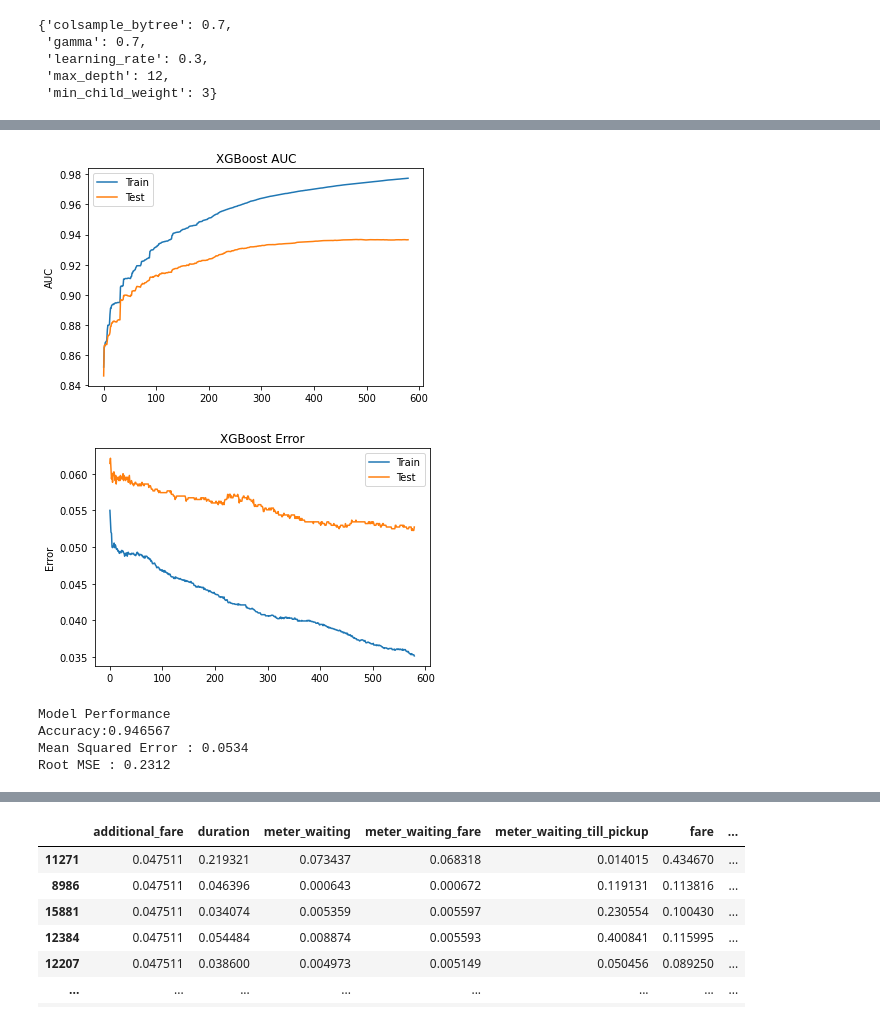
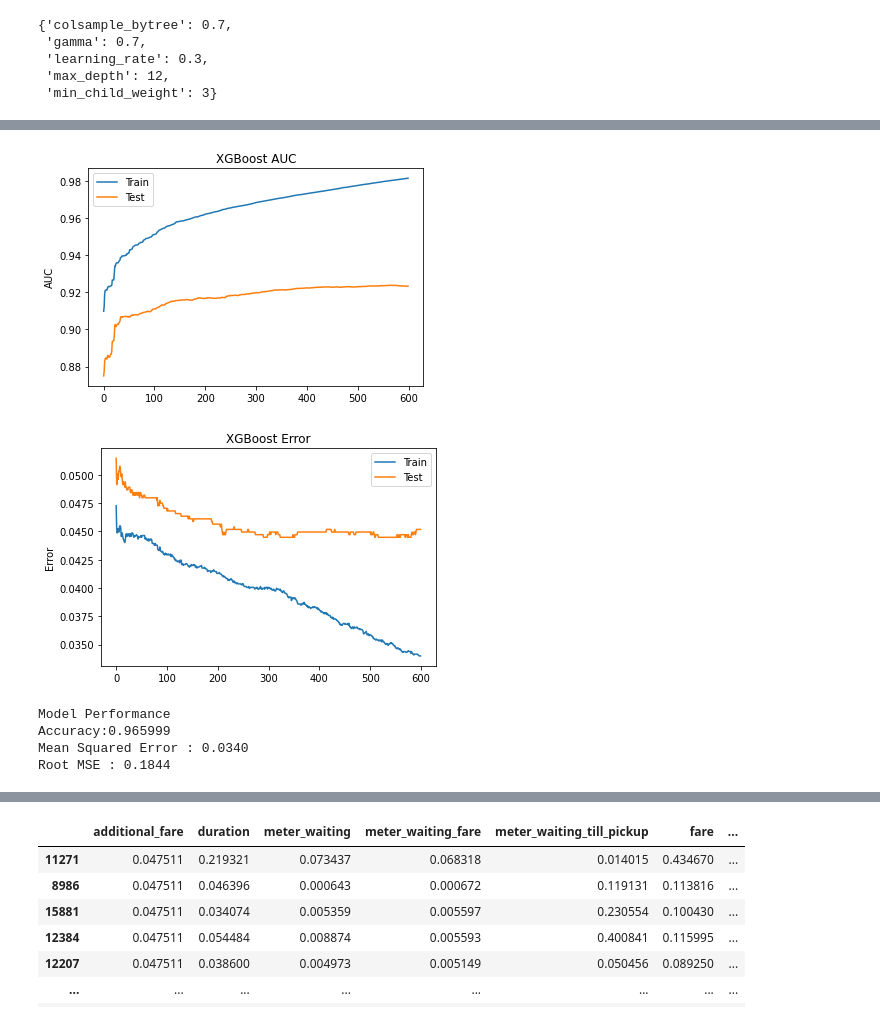
Before and after one commit to rpjayasekara/Fare-Classification-Problem, a Jupyter notebook: fare_classification_refac.ipynb, the cells around one changed output, grey strips where cells are left out. Cells and saved outputs as stored; diff of their text form; code cells hidden in the pictures.

```diff
--- a/fare_classification_refac.ipynb
+++ b/fare_classification_refac.ipynb
@@ -94,4 +217,4 @@ train.describe()
 | max | 2.138173e+08 | 12795.030000 | 453872.000000 | 453650.000000 | 26198.601400 | 51288.000000 | 8.051010 | ... |
 # %%
-new_train = (pd.get_dummies(train[['additional_fare', 'duration', 'meter_waiting', 'meter_waiting_fare', 'meter_waiting_till_pickup', 'fare', 'fare_time', 'fare_distance', 'label']], dummy_na=True)).fillna(0)
-new_test = (pd.get_dummies(test[['additional_fare', 'duration', 'meter_waiting', 'meter_waiting_fare', 'meter_waiting_till_pickup', 'fare', 'fare_time', 'fare_distance']], dummy_na=True)).fillna(0)
+new_train = (pd.get_dummies(train[['additional_fare', 'duration', 'meter_waiting', 'meter_waiting_fare', 'meter_waiting_till_pickup', 'fare', 'fare_time', 'fare_distance', 'fare_per_second','fare_per_meter','real_time_per_fare', 'pickup_time_hour', 'total_fare', 'pick_lat', 'pick_lon', 'label']], dummy_na=True)).fillna(0)
+new_test = (pd.get_dummies(test[['total_fare', 'fare_time', 'fare_distance', 'fare_per_second','fare_per_meter','real_time_per_fare', 'pickup_time_hour', 'pick_lat', 'pick_lon']], dummy_na=True)).fillna(0)
@@ -204,3 +225,6 @@ x_train=(x_train-x_train.min())/(x_train.max()-x_train.min())
+# %%
+x_train = (pd.get_dummies(new_train[['total_fare', 'fare_time', 'fare_distance', 'fare_per_second','fare_per_meter','real_time_per_fare', 'pickup_time_hour', 'pick_lat', 'pick_lon']], dummy_na=True))
+y_train = new_train['label']
 # %%
 y = y_train.values
 x = x_train.values
@@ -293,9 +317,9 @@ random_search.best_params_
 # %%
 import xgboost
 model = xgboost.XGBClassifier(base_score=0.5, booster='gbtree', colsample_bylevel=1,
-              colsample_bynode=1, colsample_bytree=1, gamma=0.4,
+              colsample_bynode=1, colsample_bytree=1, gamma=0.4,eval_metric='auc', importance_type='gain',
               learning_rate=0.01, max_delta_step=0, max_depth=12,
-              min_child_weight=7, missing=None, n_estimators=1000, n_jobs=6,
+              min_child_weight=7, missing=None, n_estimators=600, n_jobs=6,
               nthread=6, objective='binary:logistic', random_state=0,
               reg_alpha=0, reg_lambda=1, scale_pos_weight=1, seed=None,
               silent=None, subsample=0.8, verbosity=1)
@@ -328,5 +352,5 @@ from sklearn.metrics import accuracy_score
 train_X, val_X, train_y, val_y = train_test_split(x_train, y_train, random_state=1)
 eval_set = [(train_X, train_y), (val_X, val_y)]
 eval_metric = ['error','auc']
-model.fit(train_X, train_y, eval_set=eval_set, eval_metric=eval_metric, verbose=True, early_stopping_rounds=100)
+model.fit(train_X, train_y, eval_set=eval_set, eval_metric=eval_metric, verbose=True)
 # %% [output]
@@ -361,40 +385,40 @@ results = model.evals_result()
 epochs = len(results['validation_0']['error'])
 x_axis = range(0, epochs)
 
 fig, ax = pyplot.subplots()
 ax.plot(x_axis, results['validation_0']['auc'], label='Train')
 ax.plot(x_axis, results['validation_1']['auc'], label='Test')
 ax.legend()
 pyplot.ylabel('AUC')
 pyplot.title('XGBoost AUC')
 pyplot.show()
 
 fig, ax = pyplot.subplots()
 ax.plot(x_axis, results['validation_0']['error'], label='Train')
 ax.plot(x_axis, results['validation_1']['error'], label='Test')
 ax.legend()
 pyplot.ylabel('Error')
 pyplot.title('XGBoost Error')
 pyplot.show()
 
 def evaluate(model, test_features, test_labels):
     predictions = model.predict(test_features)
     mse = mean_squared_error(test_labels, predictions)
     rmse = np.sqrt(mse)
     accuracy = accuracy_score(test_labels, predictions)
     print('Model Performance')
     print('Accuracy:%f'%accuracy)
     print('Mean Squared Error : %.4f' % mse)
     print('Root MSE : %.4f' % rmse)
 
-evaluate(model, val_X, val_y)
+evaluate(model, train_X, train_y)
 # %% [output]
-[figure, old version]
+[figure, new version]
-[figure, old version]
+[figure, new version]
 Model Performance
-Accuracy:0.946567
-Mean Squared Error : 0.0534
-Root MSE : 0.2312
+Accuracy:0.965999
+Mean Squared Error : 0.0340
+Root MSE : 0.1844
 # %%
 classes = ['Correct', 'Incorrect']
 y_pred = model.predict(val_X)
```
Also changed, not shown: parts of 27 cells of this notebook.
